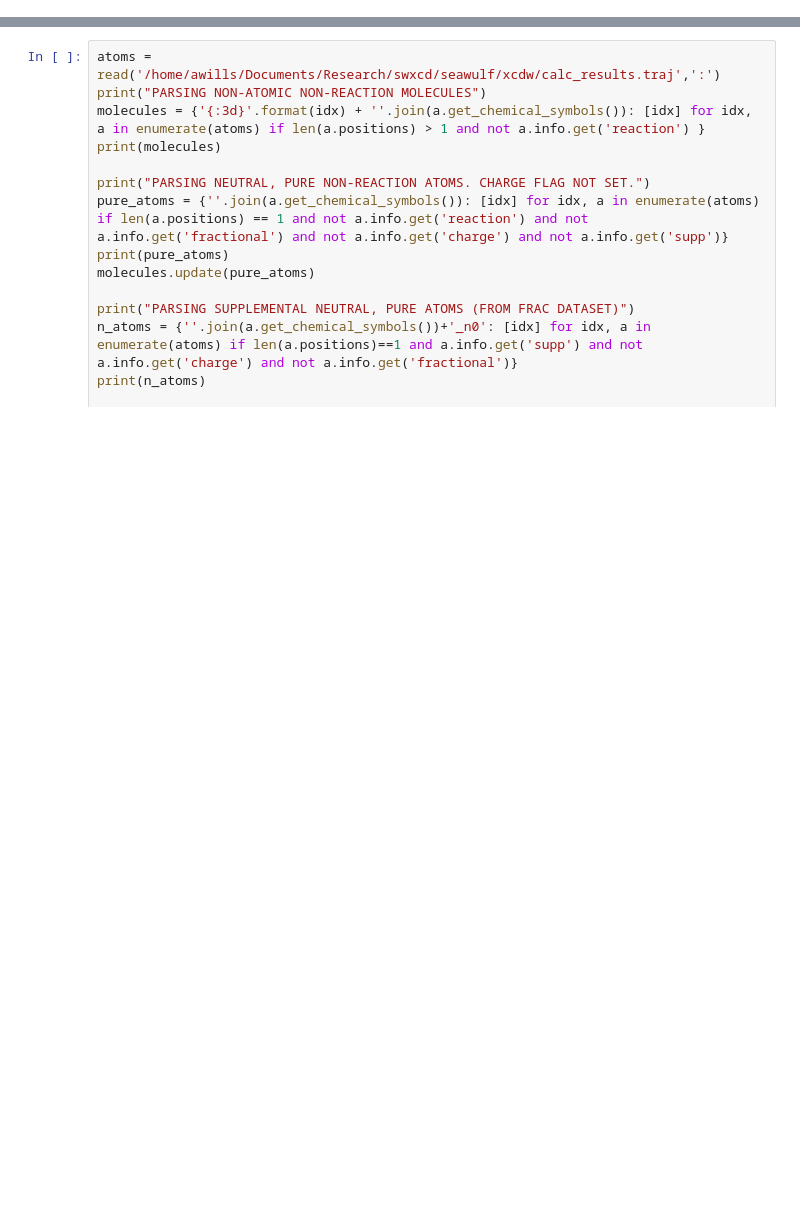
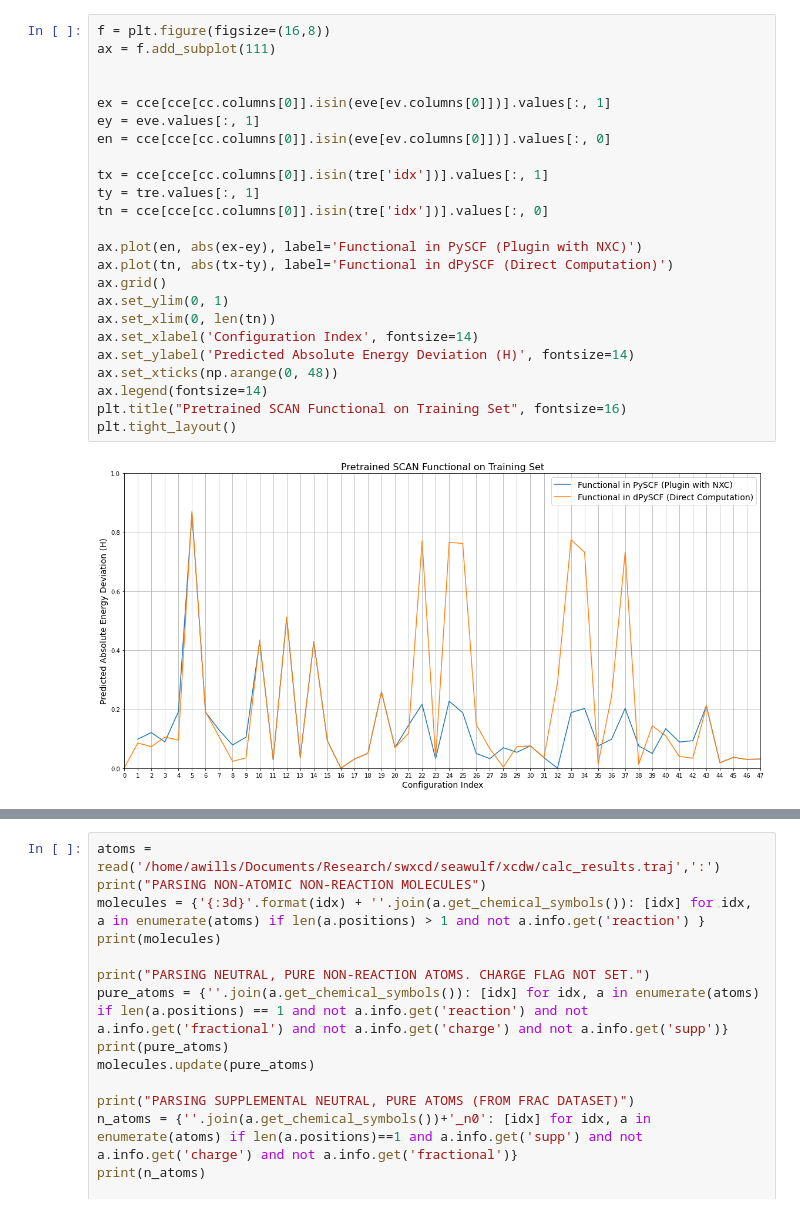
Before and after one commit to alecpwills/dpyscfl, a Jupyter notebook: notebooks/Untitled.ipynb, the cells around one changed output, grey strips where cells are left out. Drawn from its saved outputs; the diff is of its cells as text; blank space fills up the shorter version.

```diff
--- a/notebooks/Untitled.ipynb
+++ b/notebooks/Untitled.ipynb
@@ -51,0 +50,26 @@ array([[  -0.95667884,   -1.08651561,   -1.11964727,   -1.136574  ,
+# %%
+f = plt.figure(figsize=(16,8))
+ax = f.add_subplot(111)
+
+
+ex = cce[cce[cc.columns[0]].isin(eve[ev.columns[0]])].values[:, 1]
+ey = eve.values[:, 1]
+en = cce[cce[cc.columns[0]].isin(eve[ev.columns[0]])].values[:, 0]
+
+tx = cce[cce[cc.columns[0]].isin(tre['idx'])].values[:, 1]
+ty = tre.values[:, 1]
+tn = cce[cce[cc.columns[0]].isin(tre['idx'])].values[:, 0]
+
+ax.plot(en, abs(ex-ey), label='Functional in PySCF (Plugin with NXC)')
+ax.plot(tn, abs(tx-ty), label='Functional in dPySCF (Direct Computation)')
+ax.grid()
+ax.set_ylim(0, 1)
+ax.set_xlim(0, len(tn))
+ax.set_xlabel('Configuration Index', fontsize=14)
+ax.set_ylabel('Predicted Absolute Energy Deviation (H)', fontsize=14)
+ax.set_xticks(np.arange(0, 48))
+ax.legend(fontsize=14)
+plt.title("Pretrained SCAN Functional on Training Set", fontsize=16)
+plt.tight_layout()
+# %% [output]
+[figure, added]
```
Also changed, not shown: parts of 6 cells of this notebook, 1 other file.
